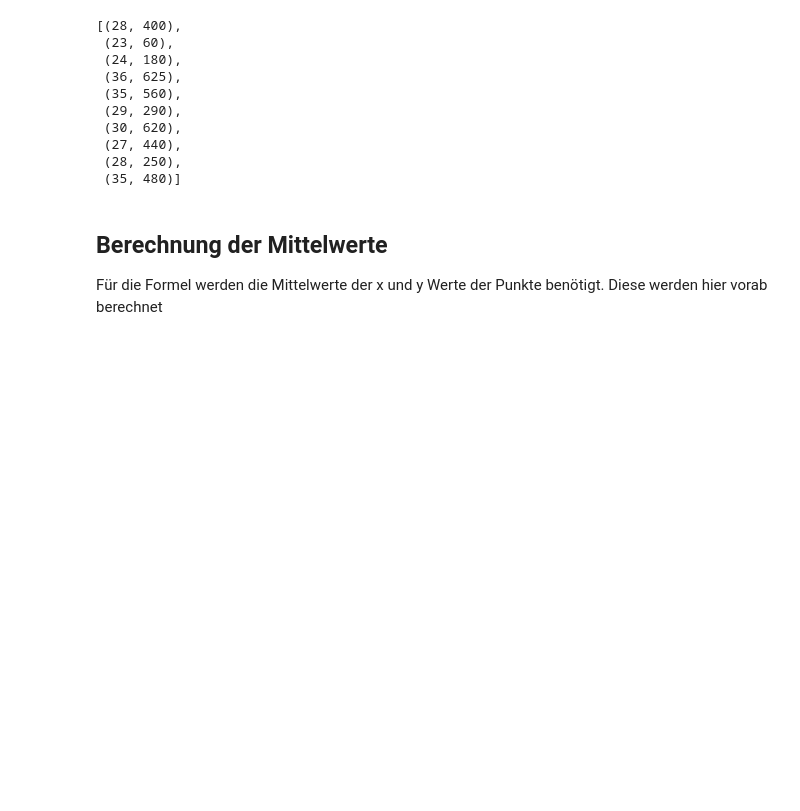
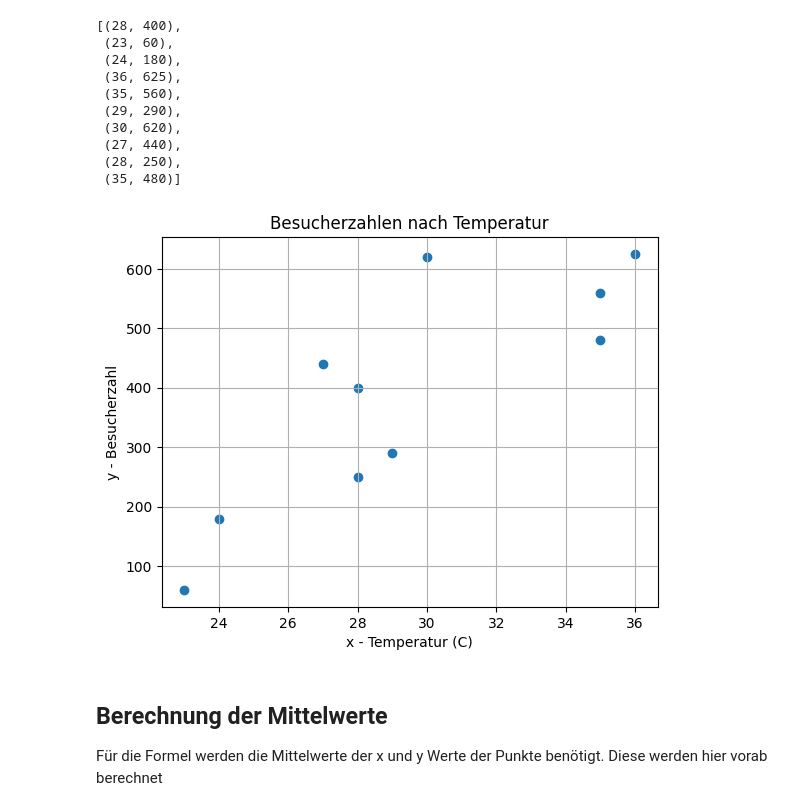
Before and after one commit to MartinaEchtenbruck/Least-Squares-Materials, a Jupyter notebook: 02_example/LeastSquares.ipynb, the cells around one changed output. Drawn from its saved outputs; the diff is of its cells as text; code cells hidden in the pictures; blank space fills up the shorter version.

Commit message:
Plot of original data added

```diff
--- a/02_example/LeastSquares.ipynb
+++ b/02_example/LeastSquares.ipynb
@@ -27,6 +27,16 @@ punkte
  (27, 440),
  (28, 250),
  (35, 480)]
+# %%
+# Grafische Darstellung des Zusammenhangs zwischen x und y
+plt.scatter(x, y)
+plt.xlabel('x - Temperatur (C)')
+plt.ylabel('y - Besucherzahl')
+plt.title('Besucherzahlen nach Temperatur')
+plt.grid(True)
+plt.show()
+# %% [output]
+[figure, added]
 # %% [markdown]
 ## Berechnung der Mittelwerte
 Für die Formel werden die Mittelwerte der x und y Werte der Punkte benötigt. Diese werden hier vorab berechnet
```
